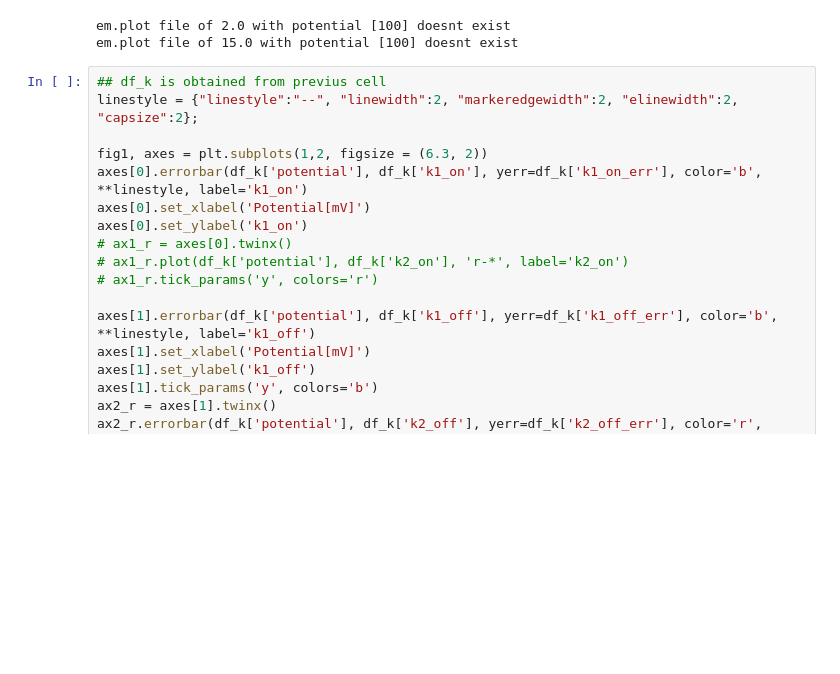
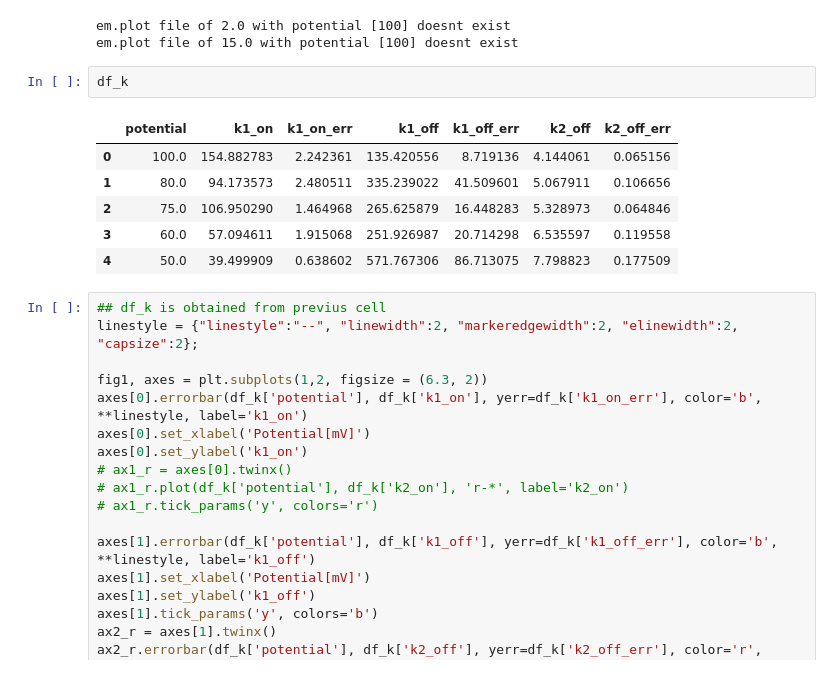
Before and after one commit to biswajitSM/Azurin_SM_repo, a Jupyter notebook: Manuscript/Figure/Manuscript_figures.ipynb, the cells around one changed output. Cells and saved outputs as stored; diff of their text form; blank space fills up the shorter version.

```diff
--- a/Manuscript/Figure/Manuscript_figures.ipynb
+++ b/Manuscript/Figure/Manuscript_figures.ipynb
@@ -622,6 +624,15 @@ df_k, df_on_of_hist = hist_fit_rates(potential_list=[50], folderlist=allfolders,
 # %% [output]
 em.plot file of 2.0 with potential [100] doesnt exist
 em.plot file of 15.0 with potential [100] doesnt exist
+# %%
+df_k
+# %% [output]
+|  | potential | k1_on | k1_on_err | k1_off | k1_off_err | k2_off | k2_off_err |
+| 0 | 100.0 | 154.882783 | 2.242361 | 135.420556 | 8.719136 | 4.144061 | 0.065156 |
+| 1 | 80.0 | 94.173573 | 2.480511 | 335.239022 | 41.509601 | 5.067911 | 0.106656 |
+| 2 | 75.0 | 106.950290 | 1.464968 | 265.625879 | 16.448283 | 5.328973 | 0.064846 |
+| 3 | 60.0 | 57.094611 | 1.915068 | 251.926987 | 20.714298 | 6.535597 | 0.119558 |
+| 4 | 50.0 | 39.499909 | 0.638602 | 571.767306 | 86.713075 | 7.798823 | 0.177509 |
 # %%
 ## df_k is obtained from previus cell
 linestyle = {"linestyle":"--", "linewidth":2, "markeredgewidth":2, "elinewidth":2, "capsize":2};
```
Also changed, not shown: parts of 3 cells of this notebook, 10 other files.
